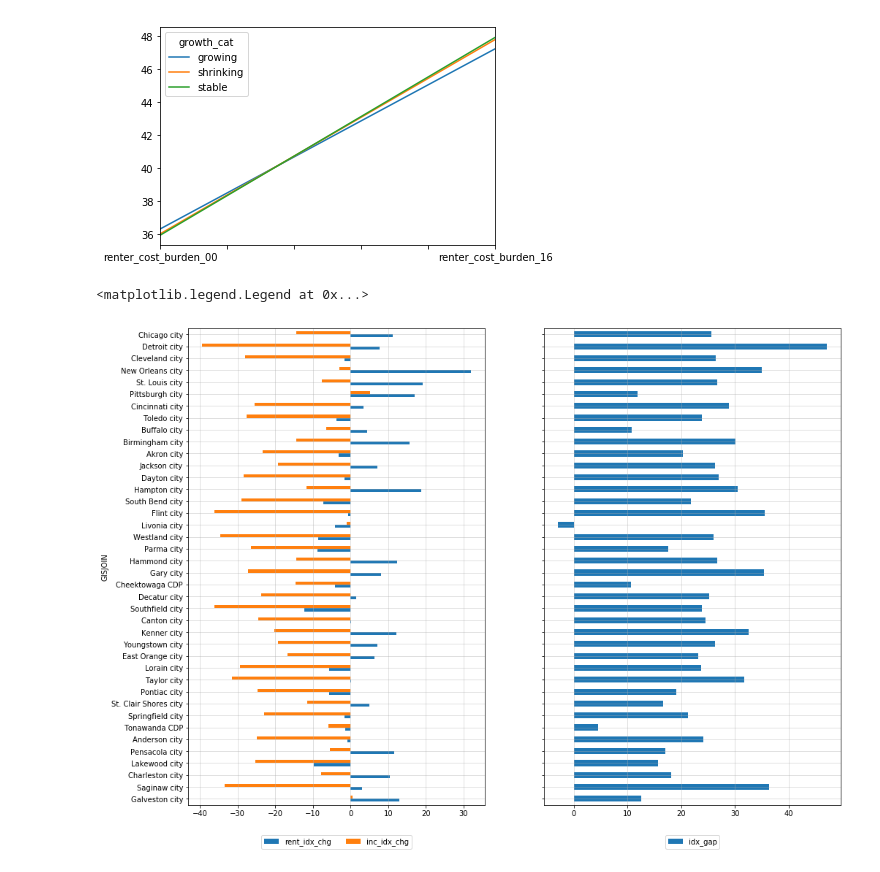
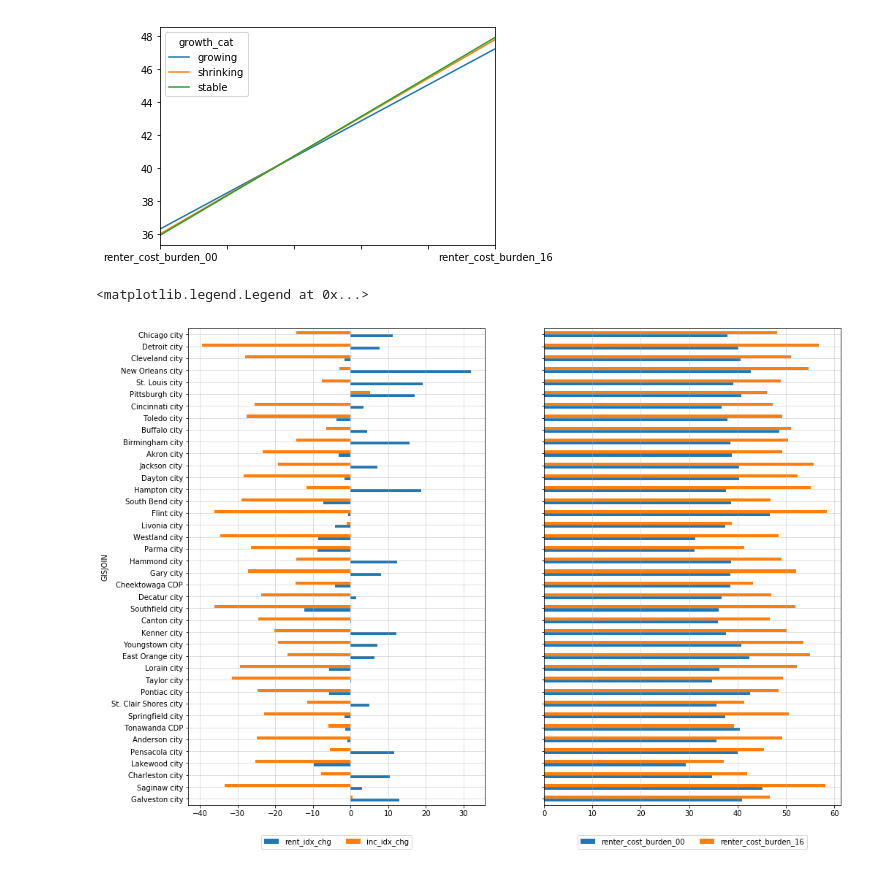
Before and after one commit to ecseymour/cost_burden, a Jupyter notebook: notebooks/places_cost_burden_scratch.ipynb, the cells around one changed output. Cells and saved outputs as stored; diff of their text form; code cells hidden in the pictures.

Commit message:
add chg cost burden to notebooks

```diff
--- a/notebooks/places_cost_burden_scratch.ipynb
+++ b/notebooks/places_cost_burden_scratch.ipynb
@@ -184,3 +184,6 @@ df.plot.scatter('ppctchg_0016', 'gross_rent_diff')
 # %% [output]
 <matplotlib.axes._subplots.AxesSubplot at 0x...>
 [figure]
+# %%
+df['renter_cost_burden_diff'] = df['renter_cost_burden_16'] - df['renter_cost_burden_00']
+df.plot.scatter('ppctchg_0016', 'renter_cost_burden_diff')
@@ -208,27 +214,27 @@ grouped[cols].median().transpose().plot()
 # %%
 w = 16
 h = 12
 fig, ((ax1, ax2)) = plt.subplots(nrows=1, ncols=2, sharey=True, figsize=(w,h))
 
 subset = df.loc[(df['ppctchg_0016']<-5)].sort_values('pop16', ascending=False).head(40)
 subset = subset.iloc[::-1]
 
 cols = ['rent_idx_chg', 'inc_idx_chg']
 subset[cols].plot(kind='barh',ax=ax1)
 ax1.set_yticklabels(subset['PLACE'])
 ax1.grid(zorder=0, alpha=0.5)
 
-# cols = ['renter_cost_burden_00', 'renter_cost_burden_16']
-cols = ['idx_gap']
+cols = ['renter_cost_burden_00', 'renter_cost_burden_16']
+# cols = ['idx_gap']
 subset[cols].plot(kind='barh',ax=ax2)
 ax2.set_yticklabels(subset['PLACE'])
 ax2.grid(zorder=0, alpha=0.5)
 
 ax1.legend(loc='lower center', bbox_to_anchor=(0.5, -0.1), ncol=2)
 ax2.legend(loc='lower center', bbox_to_anchor=(0.5, -0.1), ncol=2)
 # %% [output]
 <matplotlib.legend.Legend at 0x...>
-[figure, old version]
+[figure, new version]
 # %%
 w = 16
 h = 12
```
Also changed, not shown: parts of 2 cells of this notebook, 1 other file.
